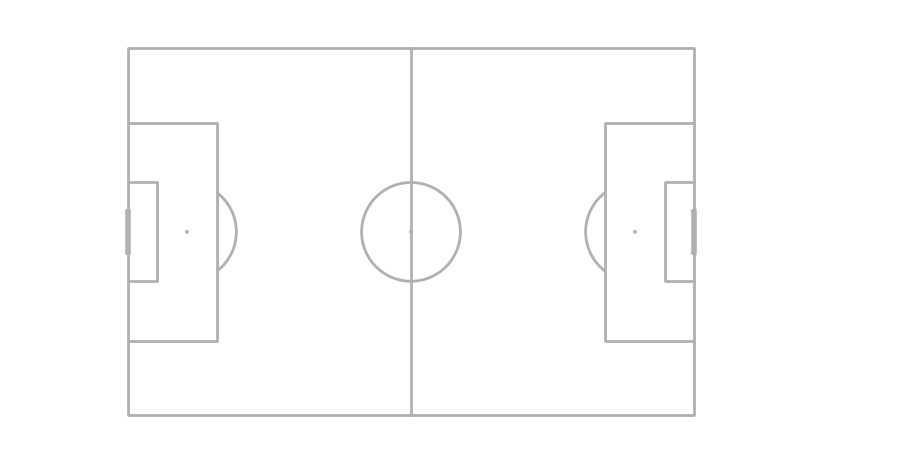
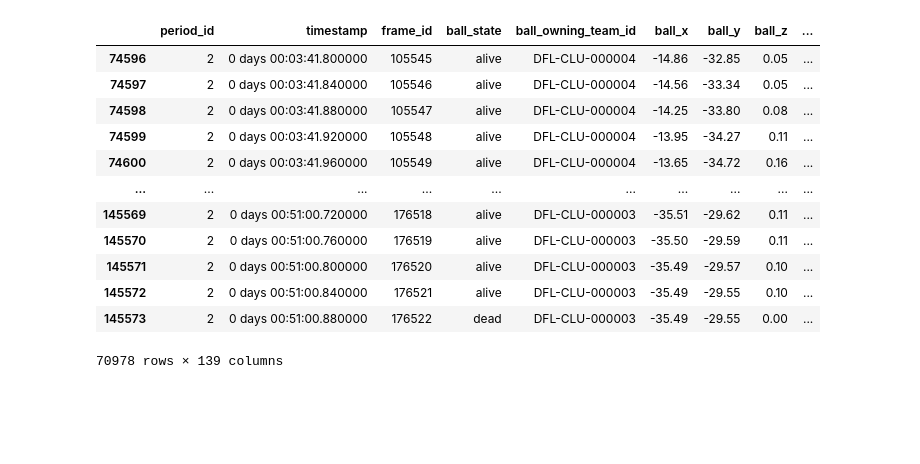
Before and after one commit to saberpowers/soccer-decision-making-r, a Jupyter notebook: scripts/sandbox/kloppy_test.ipynb, the cells around one changed output. Drawn from its saved outputs; the diff is of its cells as text; code cells hidden in the pictures; blank space fills up the shorter version.

```diff
--- a/scripts/sandbox/kloppy_test.ipynb
+++ b/scripts/sandbox/kloppy_test.ipynb
@@ -227,10 +250,20 @@ def animate_event(
 
 
     return fig, anim
-
-
-# # Example usage:
-fig, anim = animate_event(c_frame_ball, frame_col="frame_id")
-# %% [output]
-[figure, removed]
+# %%
+tracking[tracking['frame_id'] >= 105545]
+# %% [output]
+|  | period_id | timestamp | frame_id | ball_state | ball_owning_team_id | ball_x | ball_y | ball_z | ... |
+| 74596 | 2 | 0 days 00:03:41.800000 | 105545 | alive | DFL-CLU-000004 | -14.86 | -32.85 | 0.05 | ... |
+| 74597 | 2 | 0 days 00:03:41.840000 | 105546 | alive | DFL-CLU-000004 | -14.56 | -33.34 | 0.05 | ... |
+| 74598 | 2 | 0 days 00:03:41.880000 | 105547 | alive | DFL-CLU-000004 | -14.25 | -33.80 | 0.08 | ... |
+| 74599 | 2 | 0 days 00:03:41.920000 | 105548 | alive | DFL-CLU-000004 | -13.95 | -34.27 | 0.11 | ... |
+| 74600 | 2 | 0 days 00:03:41.960000 | 105549 | alive | DFL-CLU-000004 | -13.65 | -34.72 | 0.16 | ... |
+| ... | ... | ... | ... | ... | ... | ... | ... | ... | ... |
+| 145569 | 2 | 0 days 00:51:00.720000 | 176518 | alive | DFL-CLU-000003 | -35.51 | -29.62 | 0.11 | ... |
+| 145570 | 2 | 0 days 00:51:00.760000 | 176519 | alive | DFL-CLU-000003 | -35.50 | -29.59 | 0.11 | ... |
+| 145571 | 2 | 0 days 00:51:00.800000 | 176520 | alive | DFL-CLU-000003 | -35.49 | -29.57 | 0.10 | ... |
+| 145572 | 2 | 0 days 00:51:00.840000 | 176521 | alive | DFL-CLU-000003 | -35.49 | -29.55 | 0.10 | ... |
+| 145573 | 2 | 0 days 00:51:00.880000 | 176522 | dead | DFL-CLU-000003 | -35.49 | -29.55 | 0.00 | ... |
+70978 rows × 139 columns
 # %%
```
Also changed, not shown: parts of 9 cells of this notebook, 2 other files.
